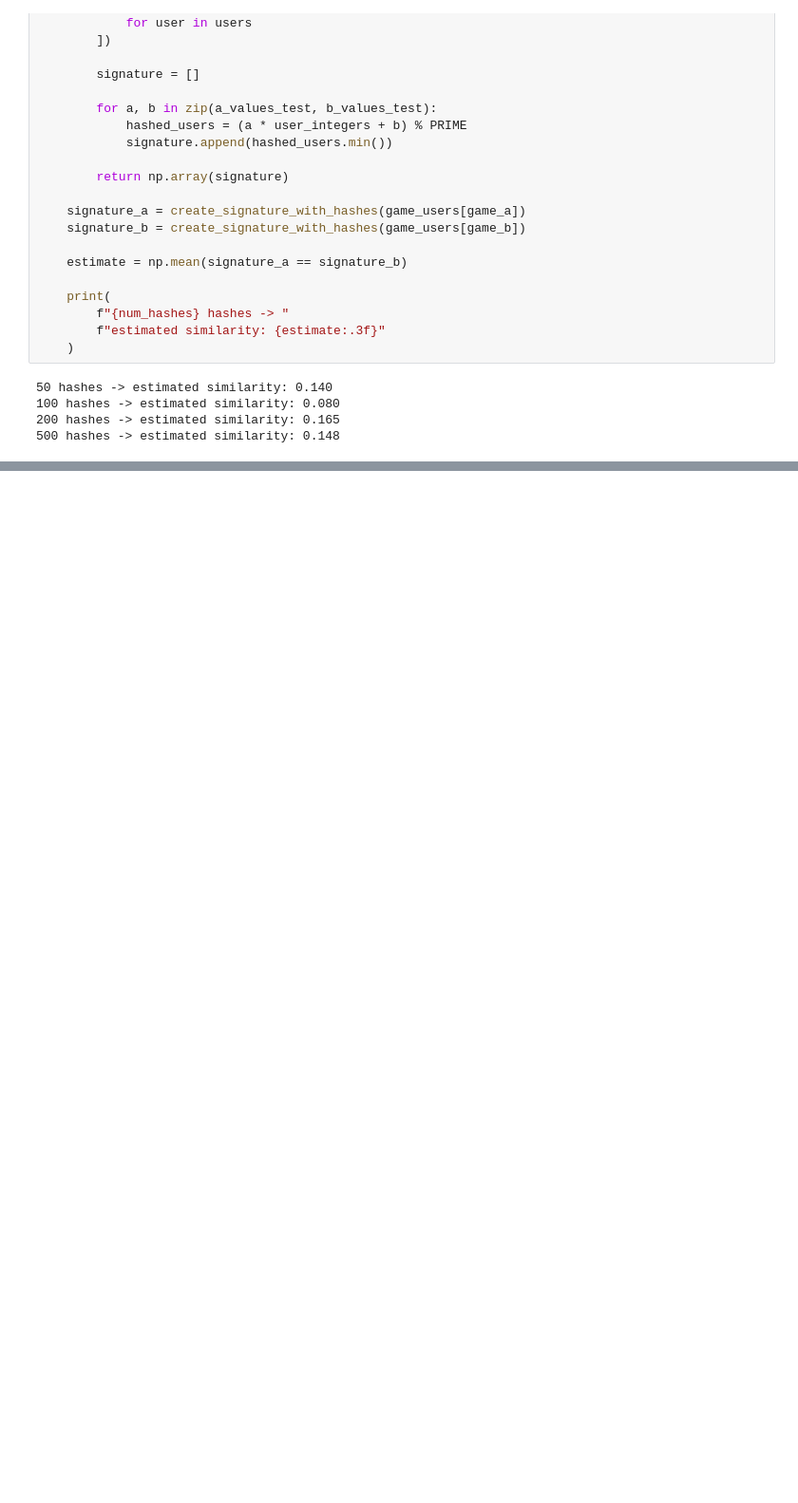
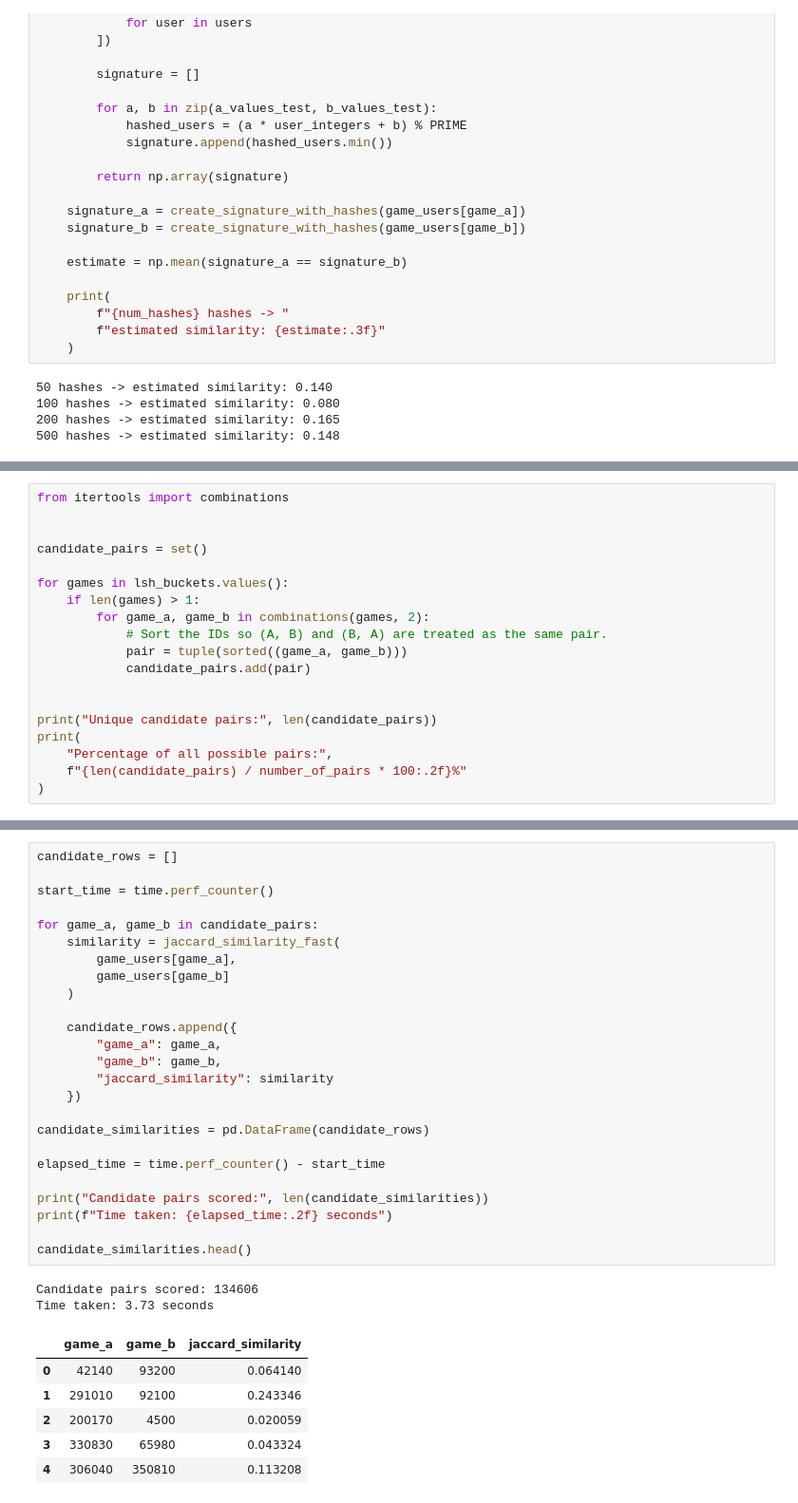
Before and after one commit to oli00tyran/02807-comp_tools_project, a Jupyter notebook: notebooks/03_minhash_lsh.ipynb, the cells around one changed output, grey strips where cells are left out. Shown at 95% size. Saved outputs shown, nothing was run; the diff lists cells and outputs as text; blank space fills up the shorter version.

```diff
--- a/notebooks/03_minhash_lsh.ipynb
+++ b/notebooks/03_minhash_lsh.ipynb
@@ -491,0 +634,19 @@ for num_hashes in [50, 100, 200, 500]:
+# %%
+from itertools import combinations
+
+
+candidate_pairs = set()
+
+for games in lsh_buckets.values():
+    if len(games) > 1:
+        for game_a, game_b in combinations(games, 2):
+            # Sort the IDs so (A, B) and (B, A) are treated as the same pair.
+            pair = tuple(sorted((game_a, game_b)))
+            candidate_pairs.add(pair)
+
+
+print("Unique candidate pairs:", len(candidate_pairs))
+print(
+    "Percentage of all possible pairs:",
+    f"{len(candidate_pairs) / number_of_pairs * 100:.2f}%"
+)
@@ -491,0 +1001,34 @@ for num_hashes in [50, 100, 200, 500]:
+# %%
+candidate_rows = []
+
+start_time = time.perf_counter()
+
+for game_a, game_b in candidate_pairs:
+    similarity = jaccard_similarity_fast(
+        game_users[game_a],
+        game_users[game_b]
+    )
+
+    candidate_rows.append({
+        "game_a": game_a,
+        "game_b": game_b,
+        "jaccard_similarity": similarity
+    })
+
+candidate_similarities = pd.DataFrame(candidate_rows)
+
+elapsed_time = time.perf_counter() - start_time
+
+print("Candidate pairs scored:", len(candidate_similarities))
+print(f"Time taken: {elapsed_time:.2f} seconds")
+
+candidate_similarities.head()
+# %% [output]
+Candidate pairs scored: 134606
+Time taken: 3.73 seconds
+|  | game_a | game_b | jaccard_similarity |
+| 0 | 42140 | 93200 | 0.064140 |
+| 1 | 291010 | 92100 | 0.243346 |
+| 2 | 200170 | 4500 | 0.020059 |
+| 3 | 330830 | 65980 | 0.043324 |
+| 4 | 306040 | 350810 | 0.113208 |
```
Also changed, not shown: parts of 36 cells of this notebook, 1 other file.
